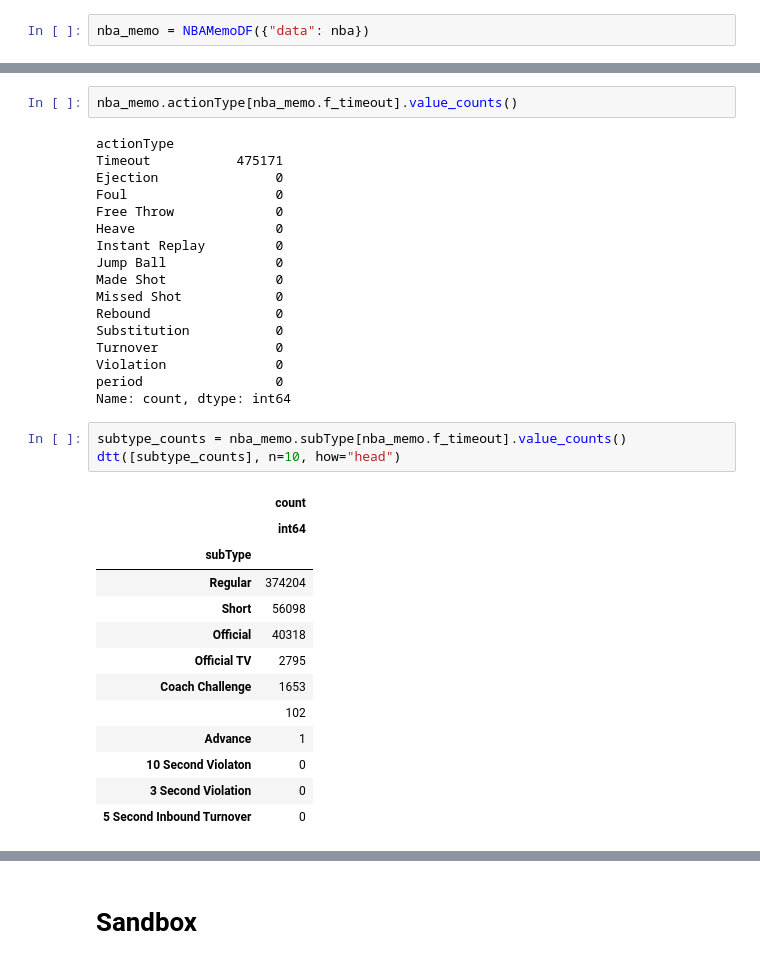
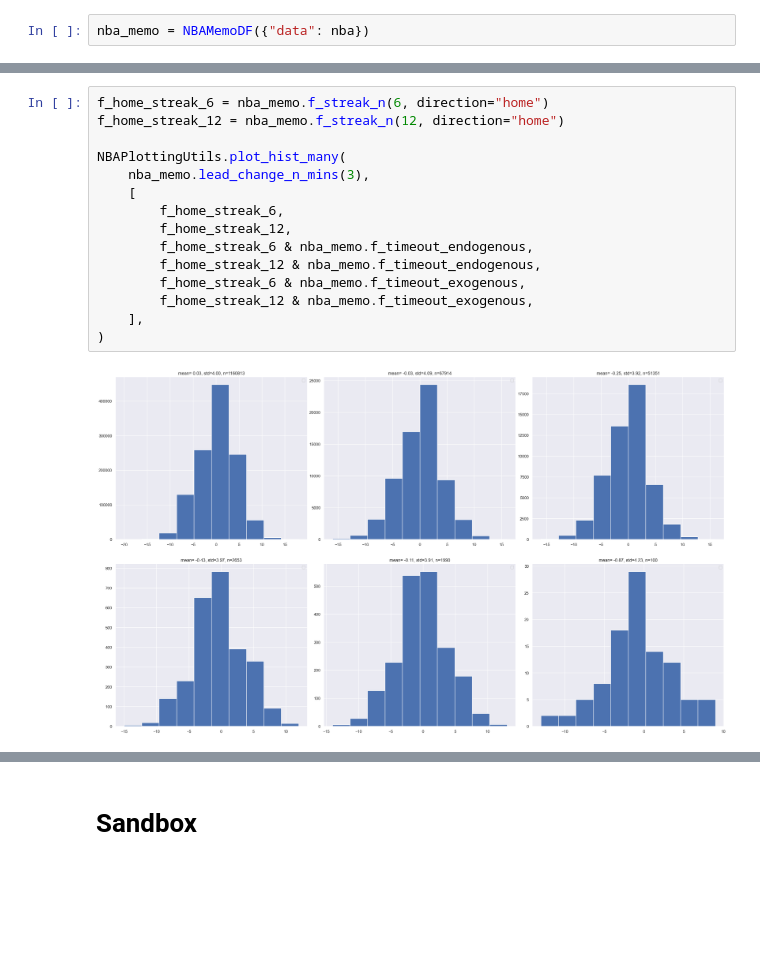
Before and after one commit to akseldkw07/NBA-Timeout-Impact, a Jupyter notebook: Notebooks/nba-enriched-dataset.ipynb, the cells around one changed output, grey strips where cells are left out. Cells and saved outputs as stored; diff of their text form; blank space fills up the shorter version.

```diff
--- a/Notebooks/nba-enriched-dataset.ipynb
+++ b/Notebooks/nba-enriched-dataset.ipynb
@@ -77,36 +90,17 @@ UKS_NP_PD.dtt(nba_memo.data, filter=nba_memo.f_timeout)
-# %%
-nba_memo.actionType[nba_memo.f_timeout].value_counts()
-# %% [output]
-actionType
-Timeout           475171
-Ejection               0
-Foul                   0
-Free Throw             0
-Heave                  0
-Instant Replay         0
-Jump Ball              0
-Made Shot              0
-Missed Shot            0
-Rebound                0
-Substitution           0
-Turnover               0
-Violation              0
-period                 0
-Name: count, dtype: int64
-# %%
-subtype_counts = nba_memo.subType[nba_memo.f_timeout].value_counts()
-dtt([subtype_counts], n=10, how="head")
-# %% [output]
-|  | count |
-|  | int64 |
-| subType |  |
-| Regular | 374204 |
-| Short | 56098 |
-| Official | 40318 |
-| Official TV | 2795 |
-| Coach Challenge | 1653 |
-|  | 102 |
-| Advance | 1 |
-| 10 Second Violaton | 0 |
-| 3 Second Violation | 0 |
-| 5 Second Inbound Turnover | 0 |
+# %%
+f_home_streak_6 = nba_memo.f_streak_n(6, direction="home")
+f_home_streak_12 = nba_memo.f_streak_n(12, direction="home")
+
+NBAPlottingUtils.plot_hist_many(
+    nba_memo.lead_change_n_mins(3),
+    [
+        f_home_streak_6,
+        f_home_streak_12,
+        f_home_streak_6 & nba_memo.f_timeout_endogenous,
+        f_home_streak_12 & nba_memo.f_timeout_endogenous,
+        f_home_streak_6 & nba_memo.f_timeout_exogenous,
+        f_home_streak_12 & nba_memo.f_timeout_exogenous,
+    ],
+)
+# %% [output]
+[figure, added]
```
Also changed, not shown: parts of 23 cells of this notebook, 6 other files.
